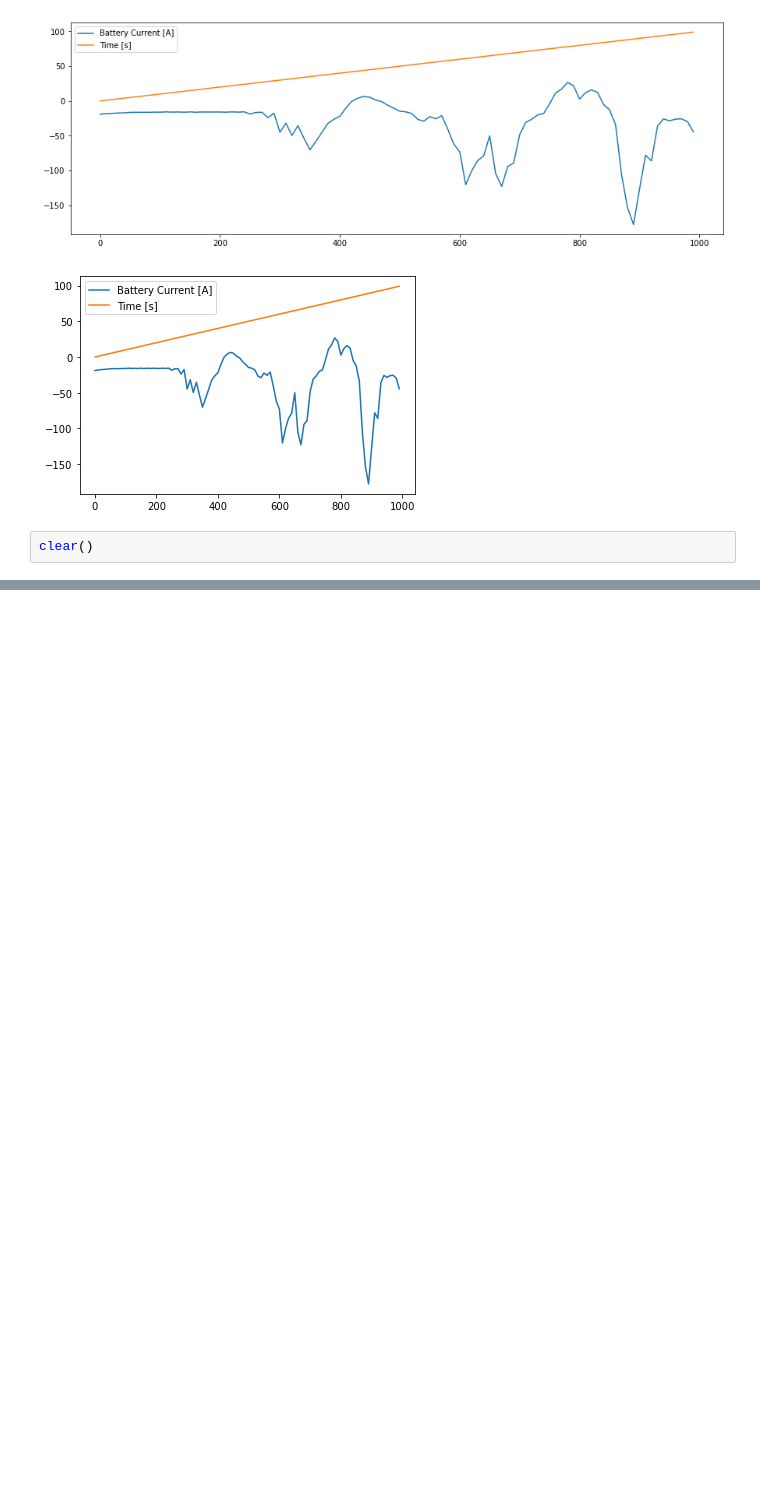
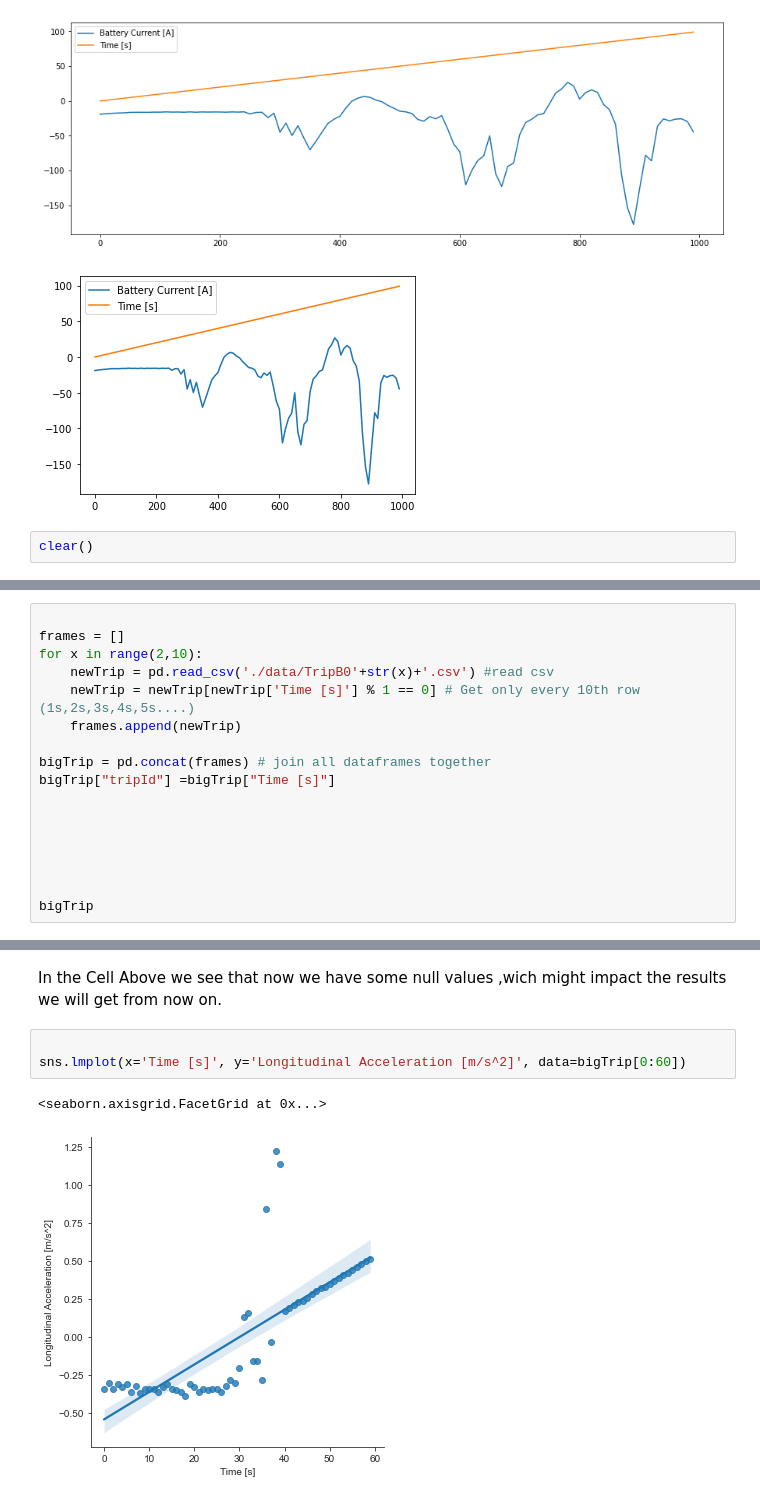
Before and after one commit to CodeChrisB/Kids-Project, a Jupyter notebook: car.ipynb, the cells around one changed output, grey strips where cells are left out. Cells and saved outputs as stored; diff of their text form; blank space fills up the shorter version.

```diff
--- a/car.ipynb
+++ b/car.ipynb
@@ -176,0 +195,17 @@ clear()
+# %%
+
+frames = []
+for x in range(2,10):
+    newTrip = pd.read_csv('./data/TripB0'+str(x)+'.csv') #read csv
+    newTrip = newTrip[newTrip['Time [s]'] % 1 == 0] # Get only every 10th row (1s,2s,3s,4s,5s....)
+    frames.append(newTrip)
+
+bigTrip = pd.concat(frames) # join all dataframes together
+bigTrip["tripId"] =bigTrip["Time [s]"]
+
+
+
+
+
+
+bigTrip
@@ -176,0 +246,8 @@ clear()
+# %% [markdown]
+In the Cell Above we see that now we have some null values ,wich might impact the results we will get from now on.
+# %%
+
+sns.lmplot(x='Time [s]', y='Longitudinal Acceleration [m/s^2]', data=bigTrip[0:60])
+# %% [output]
+<seaborn.axisgrid.FacetGrid at 0x...>
+[figure, added]
```
Also changed, not shown: parts of 15 cells of this notebook, 21 other files.
